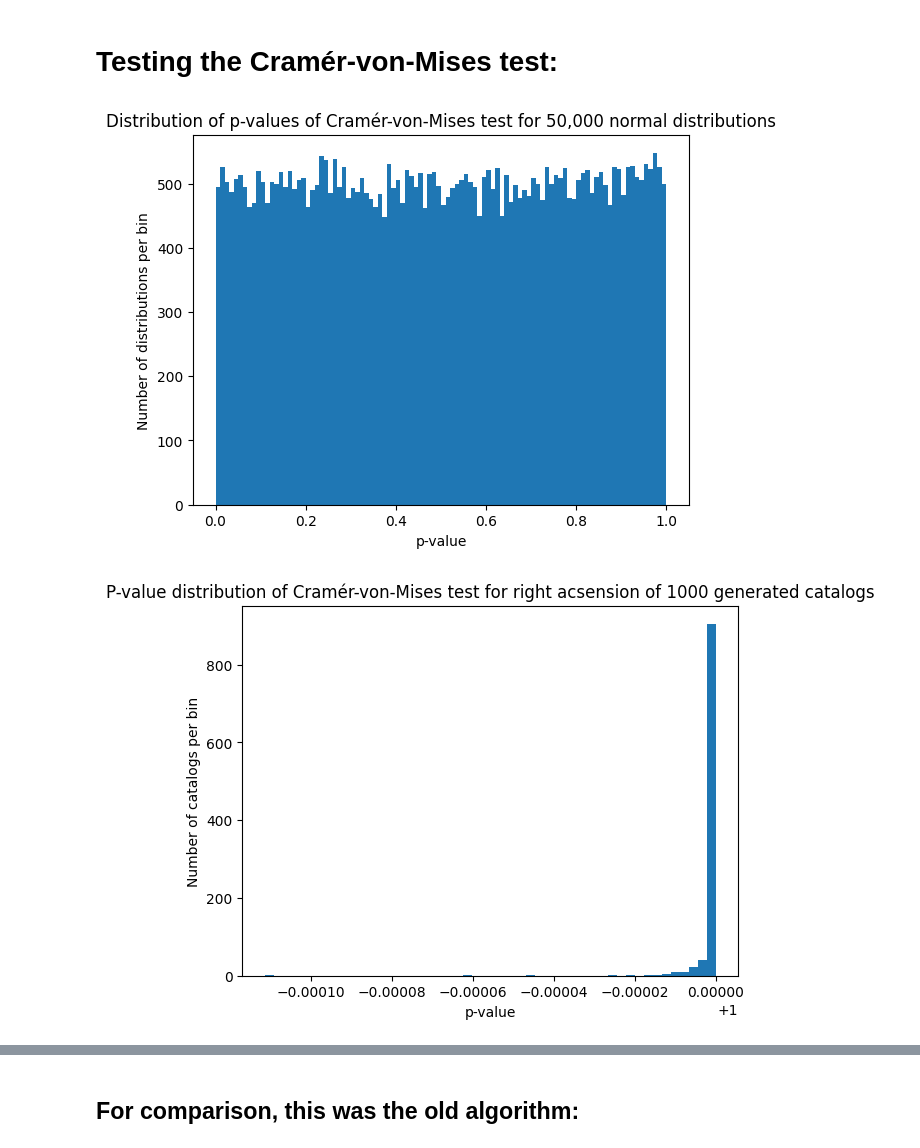
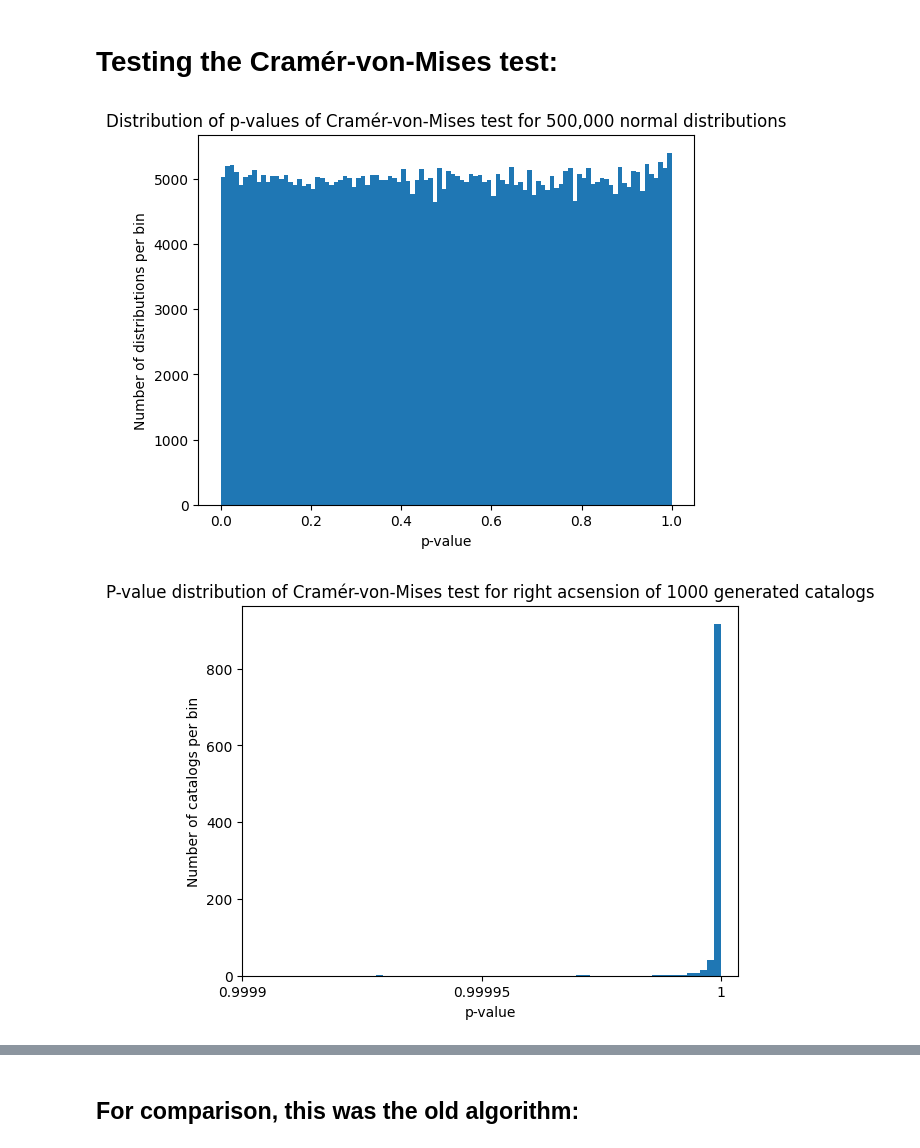
Before and after one commit to SimonPickRUB/bachelor-thesis, a Jupyter notebook: MC catalog generation/MC catalog generation 2.0.ipynb, the cells around one changed output, grey strips where cells are left out. Cells and saved outputs as stored; diff of their text form; code cells hidden in the pictures.

```diff
--- a/MC catalog generation/MC catalog generation 2.0.ipynb
+++ b/MC catalog generation/MC catalog generation 2.0.ipynb
@@ -96,15 +96,15 @@ plt.plot(galactic_plane_lower.icrs.ra, galactic_plane_lower.icrs.dec, linewidth=
 # Testing the Cramér-von-Mises test:
 # %%
 testdata_cvm = []
-for i in range(50000):
+for i in range(500000):
     testdata_cvm.append(stats.cramervonmises_2samp(np.random.normal(size=100), np.random.normal(size=100)).pvalue)
 plt.hist(testdata_cvm, bins=100)
-plt.title("Distribution of p-values of Cramér-von-Mises test for 50,000 normal distributions")
+plt.title("Distribution of p-values of Cramér-von-Mises test for 500,000 normal distributions")
 plt.xlabel("p-value")
 plt.ylabel("Number of distributions per bin")
 plt.show()
 # %% [output]
-[figure, old version]
+[figure, new version]
 # %%
 testdata_cvm_ra = []
 for i in range(1000):
@@ -113,9 +113,10 @@ plt.hist(testdata_cvm_ra, bins=50)
 plt.title("P-value distribution of Cramér-von-Mises test for right acsension of 1000 generated catalogs")
 plt.xlabel("p-value")
 plt.ylabel("Number of catalogs per bin")
+plt.xticks([0.9999, 0.99995, 1], [0.9999, 0.99995, 1])
 plt.show()
 # %% [output]
-[figure, old version]
+[figure, new version]
 # %%
 testdata_cvm_dec = []
 for i in range(1000):
```
Also changed, not shown: parts of 5 cells of this notebook.
